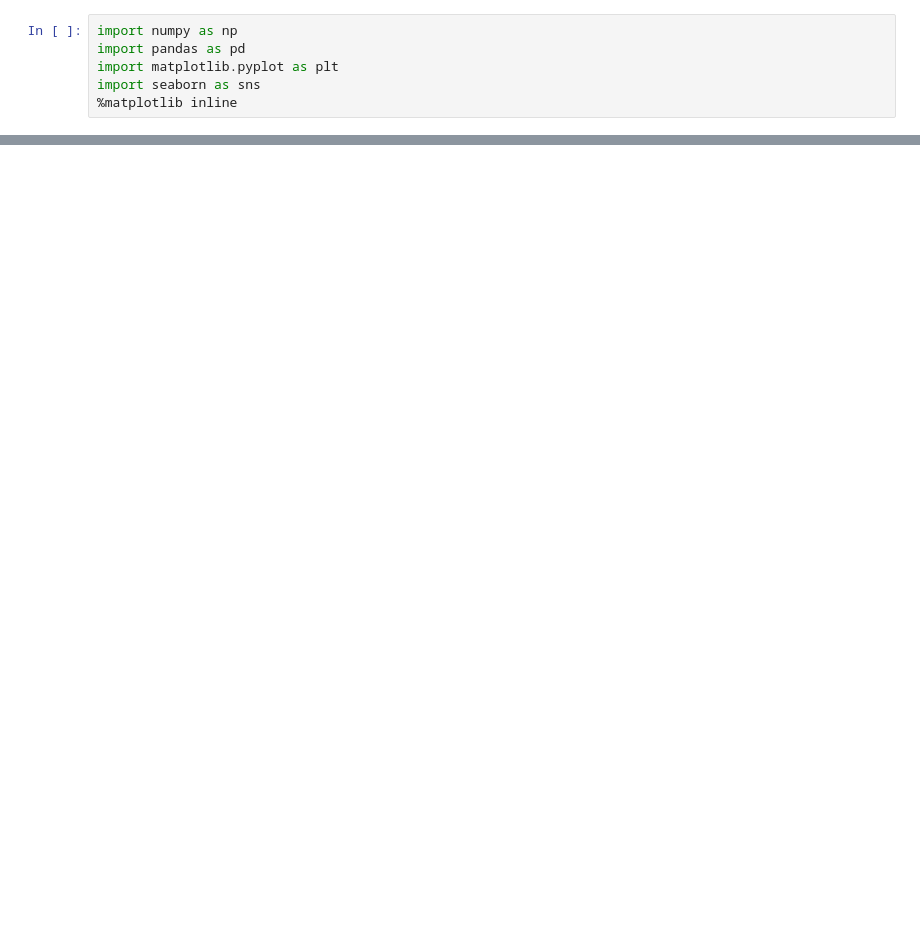
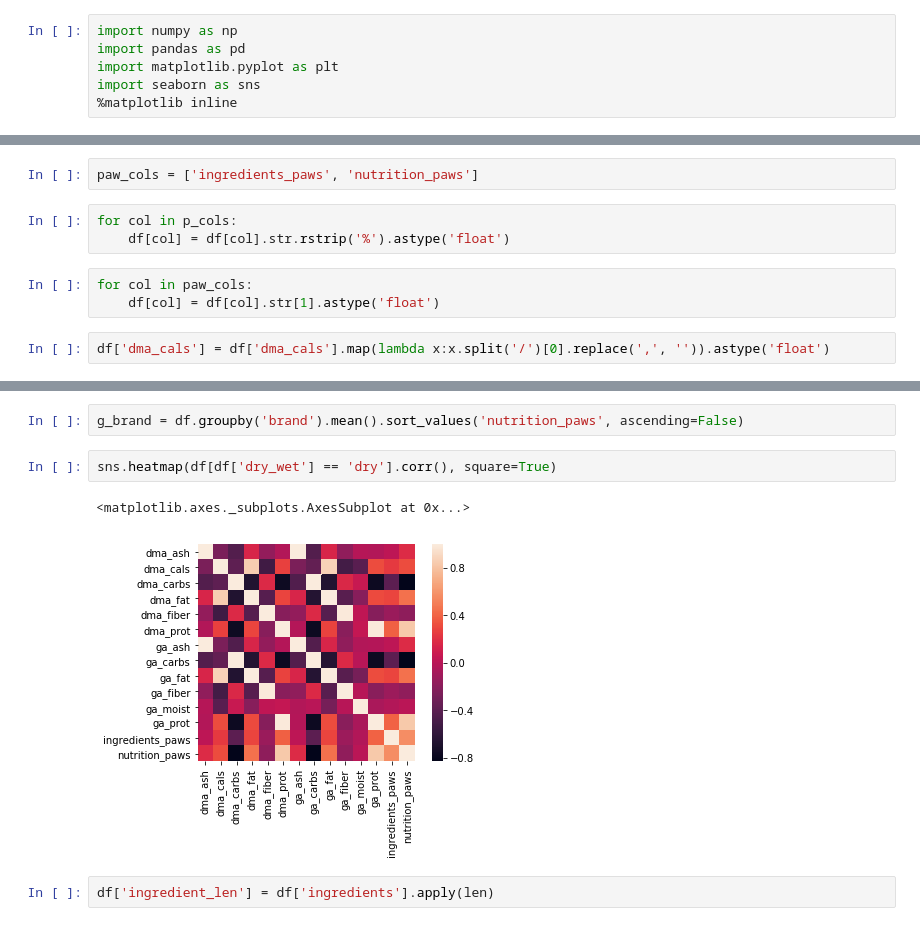
Before and after one commit to oscarigglez/python-toys, a Jupyter notebook: web-scraping/catfood/catfood/spiders/catfood.ipynb, the cells around one changed output, grey strips where cells are left out. Saved outputs shown, nothing was run; the diff lists cells and outputs as text; blank space fills up the shorter version.

```diff
--- a/web-scraping/catfood/catfood/spiders/catfood.ipynb
+++ b/web-scraping/catfood/catfood/spiders/catfood.ipynb
@@ -49,0 +70,10 @@ memory usage: 3.2+ KB
+# %%
+paw_cols = ['ingredients_paws', 'nutrition_paws']
+# %%
+for col in p_cols:
+    df[col] = df[col].str.rstrip('%').astype('float')
+# %%
+for col in paw_cols:
+    df[col] = df[col].str[1].astype('float')
+# %%
+df['dma_cals'] = df['dma_cals'].map(lambda x:x.split('/')[0].replace(',', '')).astype('float')
@@ -49,0 +110,9 @@ memory usage: 3.2+ KB
+# %%
+g_brand = df.groupby('brand').mean().sort_values('nutrition_paws', ascending=False)
+# %%
+sns.heatmap(df[df['dry_wet'] == 'dry'].corr(), square=True)
+# %% [output]
+<matplotlib.axes._subplots.AxesSubplot at 0x...>
+[figure, added]
+# %%
+df['ingredient_len'] = df['ingredients'].apply(len)
```
Also changed, not shown: parts of 20 cells of this notebook.
